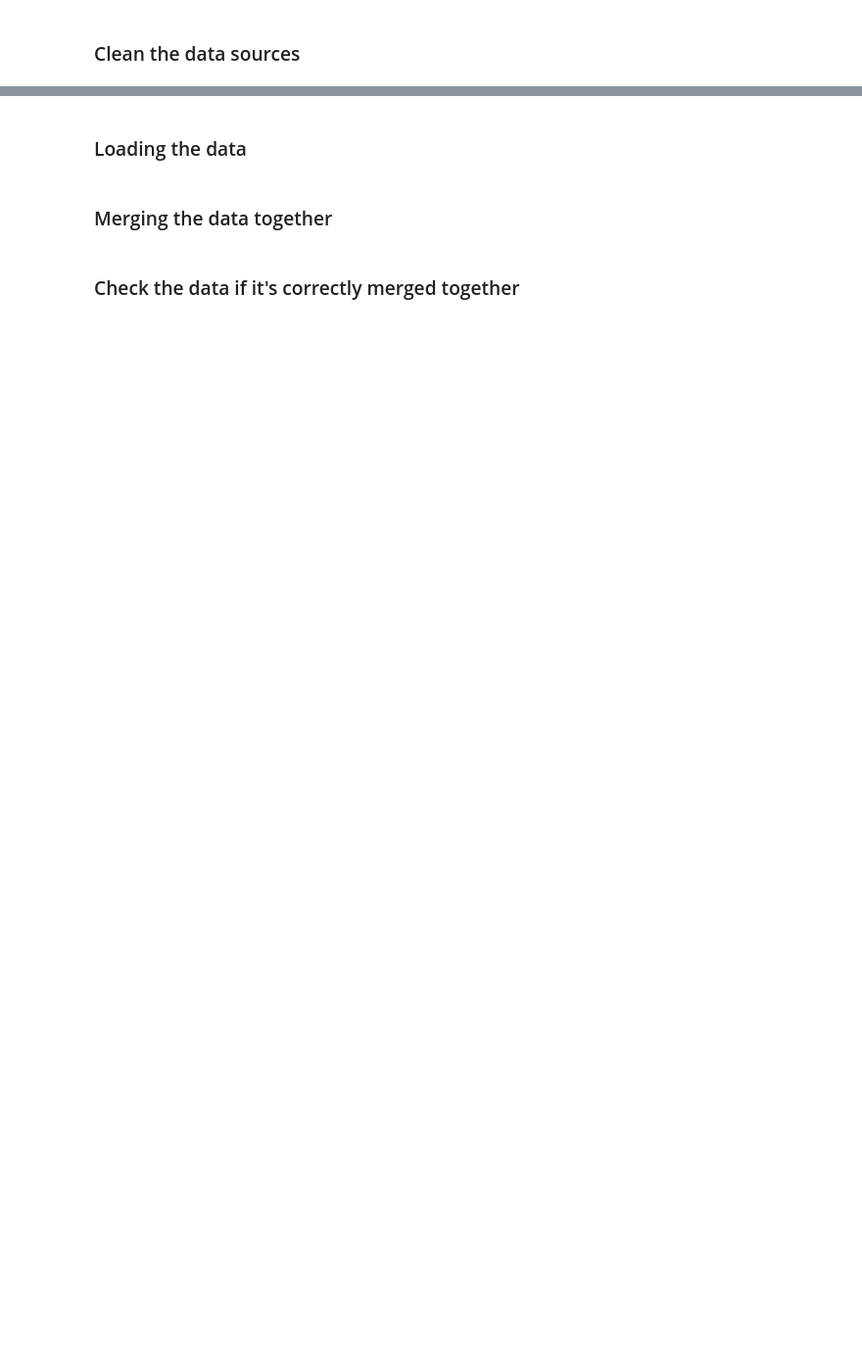
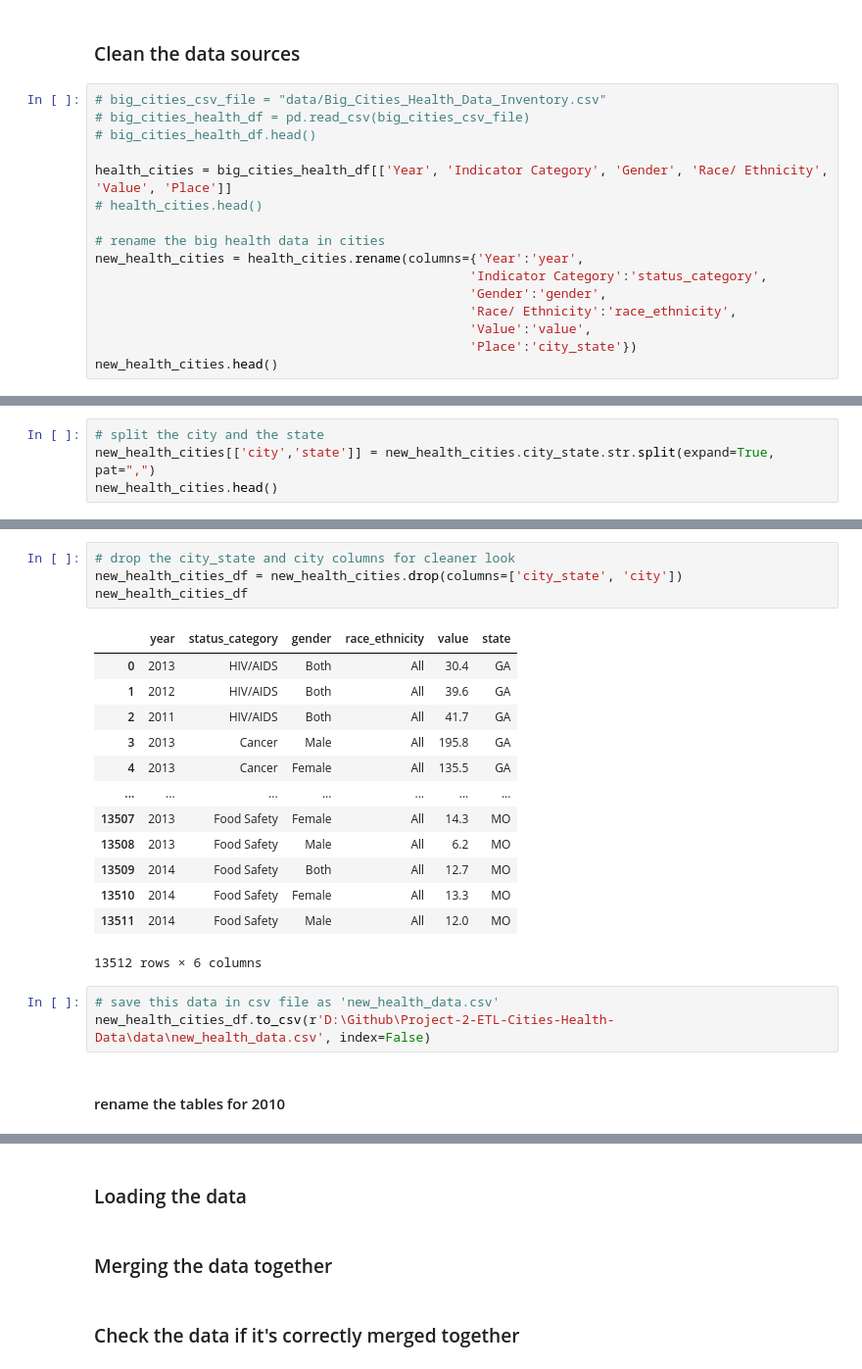
Before and after one commit to erikayi/Project-2-ETL-Cities-Health-Data, a Jupyter notebook: ETL_Cities_Health_Data_Project.ipynb, the cells around one changed output, grey strips where cells are left out. Shown: that part at 98% size. Saved outputs shown, nothing was run; the diff lists cells and outputs as text; blank space fills up the shorter version.

```diff
--- a/ETL_Cities_Health_Data_Project.ipynb
+++ b/ETL_Cities_Health_Data_Project.ipynb
@@ -31,2 +90,18 @@ hospital_beds_ownership_df.head()
 # %% [markdown]
 ### Clean the data sources
+# %%
+# big_cities_csv_file = "data/Big_Cities_Health_Data_Inventory.csv"
+# big_cities_health_df = pd.read_csv(big_cities_csv_file)
+# big_cities_health_df.head()
+
+health_cities = big_cities_health_df[['Year', 'Indicator Category', 'Gender', 'Race/ Ethnicity', 'Value', 'Place']]
+# health_cities.head()
+
+# rename the big health data in cities
+new_health_cities = health_cities.rename(columns={'Year':'year',
+                                                 'Indicator Category':'status_category',
+                                                 'Gender':'gender',
+                                                 'Race/ Ethnicity':'race_ethnicity',
+                                                 'Value':'value',
+                                                 'Place':'city_state'})
+new_health_cities.head()
@@ -32,0 +115,4 @@ hospital_beds_ownership_df.head()
+# %%
+# split the city and the state
+new_health_cities[['city','state']] = new_health_cities.city_state.str.split(expand=True, pat=",")
+new_health_cities.head()
@@ -32,0 +126,23 @@ hospital_beds_ownership_df.head()
+# %%
+# drop the city_state and city columns for cleaner look
+new_health_cities_df = new_health_cities.drop(columns=['city_state', 'city'])
+new_health_cities_df
+# %% [output]
+|  | year | status_category | gender | race_ethnicity | value | state |
+| 0 | 2013 | HIV/AIDS | Both | All | 30.4 | GA |
+| 1 | 2012 | HIV/AIDS | Both | All | 39.6 | GA |
+| 2 | 2011 | HIV/AIDS | Both | All | 41.7 | GA |
+| 3 | 2013 | Cancer | Male | All | 195.8 | GA |
+| 4 | 2013 | Cancer | Female | All | 135.5 | GA |
+| ... | ... | ... | ... | ... | ... | ... |
+| 13507 | 2013 | Food Safety | Female | All | 14.3 | MO |
+| 13508 | 2013 | Food Safety | Male | All | 6.2 | MO |
+| 13509 | 2014 | Food Safety | Both | All | 12.7 | MO |
+| 13510 | 2014 | Food Safety | Female | All | 13.3 | MO |
+| 13511 | 2014 | Food Safety | Male | All | 12.0 | MO |
+13512 rows × 6 columns
+# %%
+# save this data in csv file as 'new_health_data.csv'
+new_health_cities_df.to_csv(r'D:\Github\Project-2-ETL-Cities-Health-Data\data\new_health_data.csv', index=False)
+# %% [markdown]
+#### rename the tables for 2010
```
Also changed, not shown: parts of 21 cells of this notebook, 1 other file.
